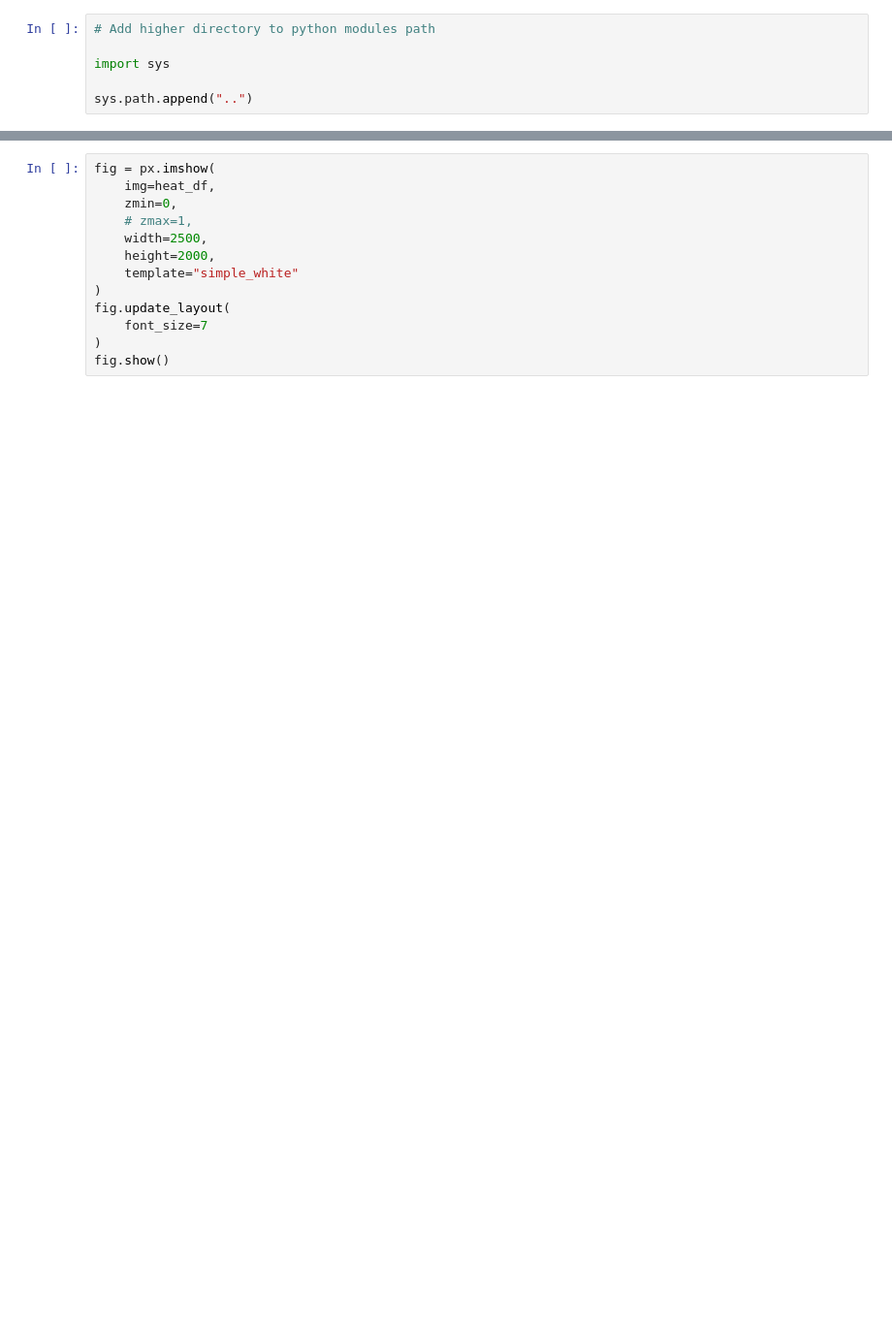
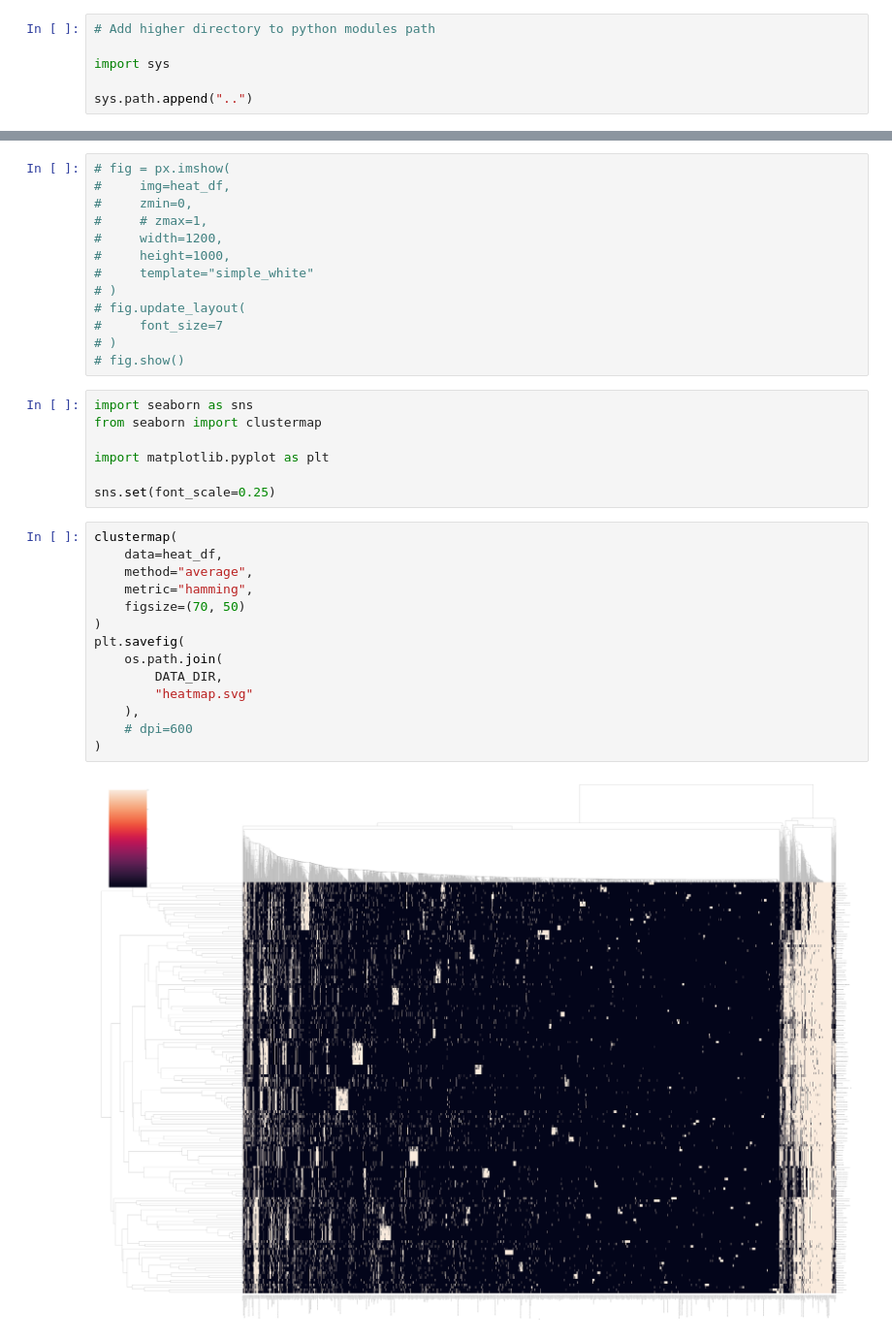
Before and after one commit to giovannellilab/faro-hmm, a Jupyter notebook: notebooks/Pipeline.ipynb, the cells around one changed output, grey strips where cells are left out. Shown at 97% size. Cells and saved outputs as stored; diff of their text form; blank space fills up the shorter version.

Commit message:
Add heatmap for selected models

```diff
--- a/notebooks/Pipeline.ipynb
+++ b/notebooks/Pipeline.ipynb
@@ -113,13 +127,36 @@ heat_df
 # %%
-fig = px.imshow(
-    img=heat_df,
-    zmin=0,
-    # zmax=1,
-    width=2500,
-    height=2000,
-    template="simple_white"
-)
-fig.update_layout(
-    font_size=7
-)
-fig.show()
+# fig = px.imshow(
+#     img=heat_df,
+#     zmin=0,
+#     # zmax=1,
+#     width=1200,
+#     height=1000,
+#     template="simple_white"
+# )
+# fig.update_layout(
+#     font_size=7
+# )
+# fig.show()
+# %%
+import seaborn as sns
+from seaborn import clustermap
+
+import matplotlib.pyplot as plt
+
+sns.set(font_scale=0.25)
+# %%
+clustermap(
+    data=heat_df,
+    method="average",
+    metric="hamming",
+    figsize=(70, 50)
+)
+plt.savefig(
+    os.path.join(
+        DATA_DIR,
+        "heatmap.svg"
+    ),
+    # dpi=600
+)
+# %% [output]
+[figure, added]
```
Also changed, not shown: parts of 7 cells of this notebook.
